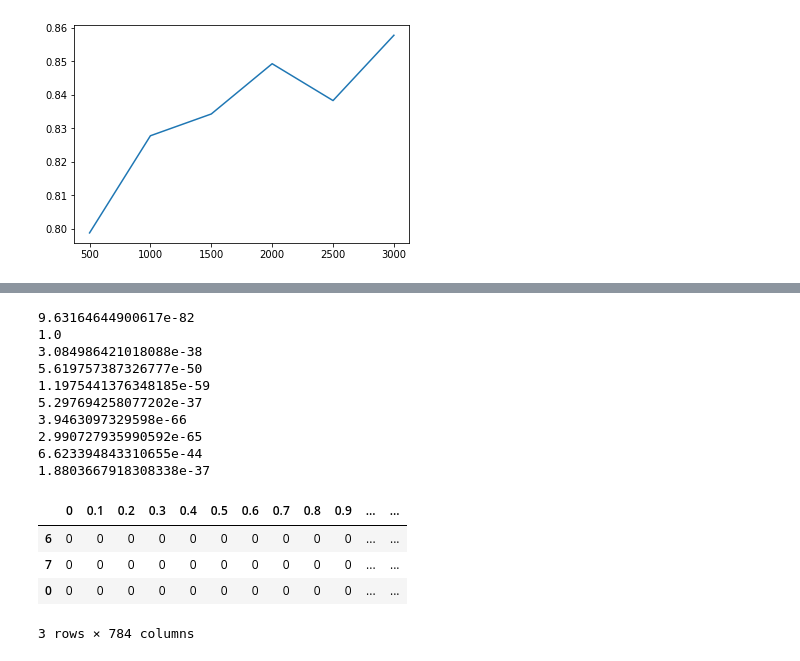
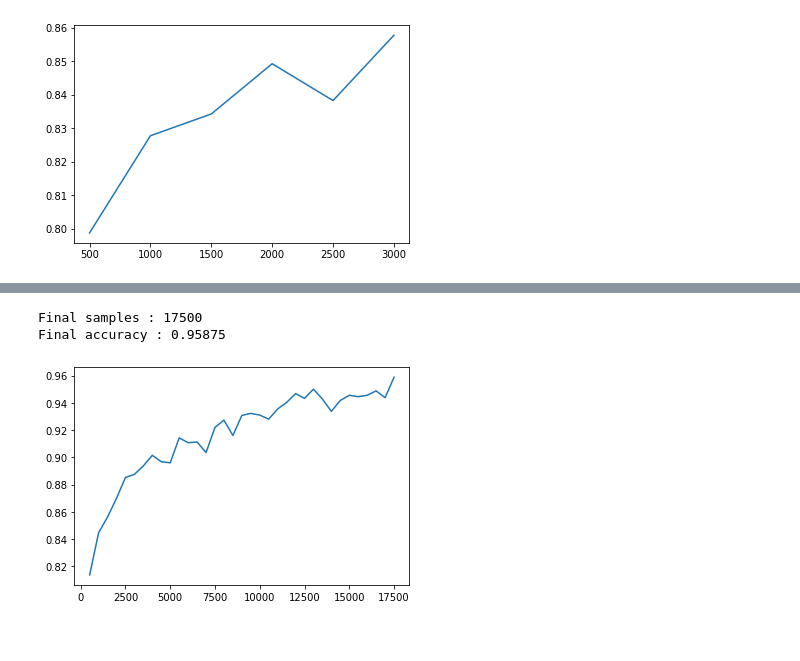
Before and after one commit to max-miller/ds_ground_up, a Jupyter notebook: active_learning/active_learning.ipynb, the cells around one changed output, grey strips where cells are left out. Saved outputs shown, nothing was run; the diff lists cells and outputs as text; code cells hidden in the pictures.

Commit message:
Big updats to active learning

```diff
--- a/active_learning/active_learning.ipynb
+++ b/active_learning/active_learning.ipynb
@@ -45,7 +48,7 @@ def sample_from_uncertain(X,y,n_sample,model):
     return X_sample, y_sample, X, y
 # %%
 def mlp_active_random(X,y,n_start,n_step,n_test):
-    X_test,y_test,x,y = sample_df_updates(X,y,n_test)
+    X_test,y_test,X,y = sample_df_updates(X,y,n_test)
     mlp = MLPClassifier(hidden_layer_sizes=(300,300))
     X_sample, y_sample, X, y = sample_df_updates(X,y,n_start)
     mlp.fit(X_sample,y_sample)
@@ -73,6 +76,7 @@ def mlp_active_random(X,y,n_start,n_step,n_test):
     print(f'Final samples : {sample_count}')
     print(f'Final accuracy : {accuracy}')
     plt.plot(sample_count_list,accuracies)
+    return sample_count_list, accuracies
 # %%
 mlp_active_random(x,y,500,500,4000)
 # %% [output]
@@ -382,5 +374,5 @@ print(accuracy_score(y,y_pred))
 # %%
-mnist_test = pd.read_csv('mnist_test.csv')
-mnist_test.rename({'7':'label'},axis=1,inplace=True)
-test_pred = mlp.predict(mnist_test.drop('label',axis=1))
-accuracy_score(mnist_test['label'],test_pred)
+mnist = pd.read_csv('mnist_train.csv')
+mnist.rename({'5':'label'},axis=1,inplace=True)
+y = mnist['label']
+x = mnist.drop('label', axis=1)
@@ -405,22 +379,6 @@ for set_ in probs:
-# %%
-for prob in probs[0]:
-    print(prob)
-# %% [output]
-9.63164644900617e-82
-1.0
-3.084986421018088e-38
-5.619757387326777e-50
-1.1975441376348185e-59
-5.297694258077202e-37
-3.9463097329598e-66
-2.990727935990592e-65
-6.623394843310655e-44
-1.8803667918308338e-37
-# %%
-x.loc[indexes]
-# %% [output]
-|  | 0 | 0.1 | 0.2 | 0.3 | 0.4 | 0.5 | 0.6 | 0.7 | 0.8 | 0.9 | ... | ... |
-| 6 | 0 | 0 | 0 | 0 | 0 | 0 | 0 | 0 | 0 | 0 | ... | ... |
-| 7 | 0 | 0 | 0 | 0 | 0 | 0 | 0 | 0 | 0 | 0 | ... | ... |
-| 0 | 0 | 0 | 0 | 0 | 0 | 0 | 0 | 0 | 0 | 0 | ... | ... |
-3 rows × 784 columns
+# %%
+sample_count_random, accuracies_random = mlp_active_random(x,y,500,500,4000)
+# %% [output]
+Final samples : 17500
+Final accuracy : 0.95875
+[figure, added]
```
Also changed, not shown: parts of 36 cells of this notebook.
